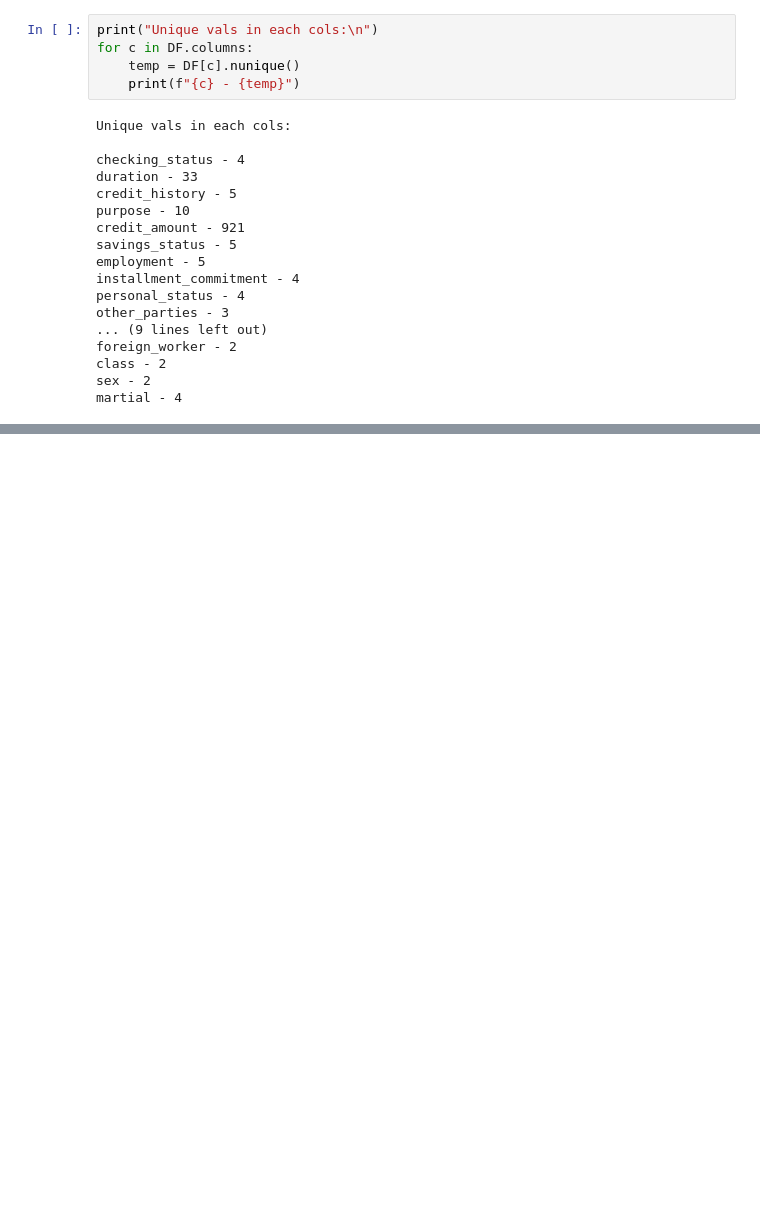
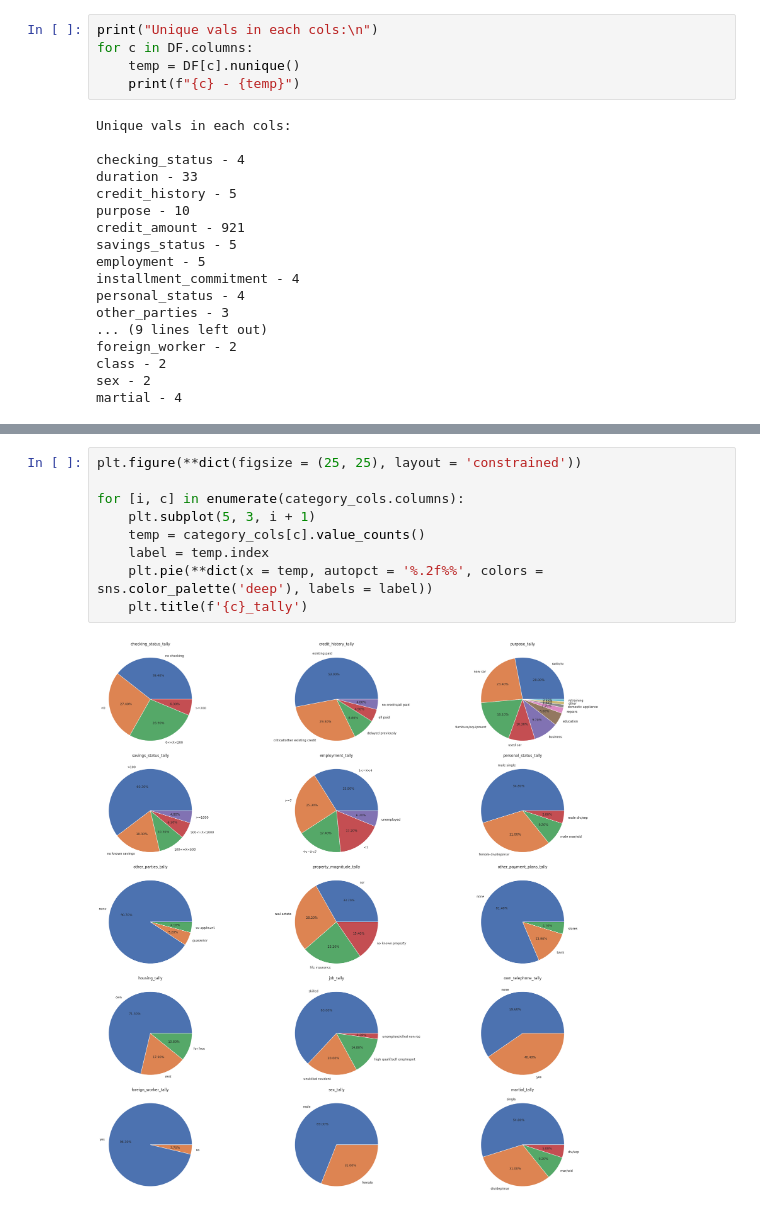
Before and after one commit to pwislowski/credit-risk-analysis, a Jupyter notebook: nbs/analysis.ipynb, the cells around one changed output, grey strips where cells are left out. Saved outputs shown, nothing was run; the diff lists cells and outputs as text; blank space fills up the shorter version.

```diff
--- a/nbs/analysis.ipynb
+++ b/nbs/analysis.ipynb
@@ -127,0 +142,11 @@ sns.pairplot(numeric_cols)
+# %%
+plt.figure(**dict(figsize = (25, 25), layout = 'constrained'))
+
+for [i, c] in enumerate(category_cols.columns):
+    plt.subplot(5, 3, i + 1)
+    temp = category_cols[c].value_counts()
+    label = temp.index
+    plt.pie(**dict(x = temp, autopct = '%.2f%%', colors = sns.color_palette('deep'), labels = label))
+    plt.title(f'{c}_tally')
+# %% [output]
+[figure, added]
```
Also changed, not shown: parts of 23 cells of this notebook, 2 other files.
